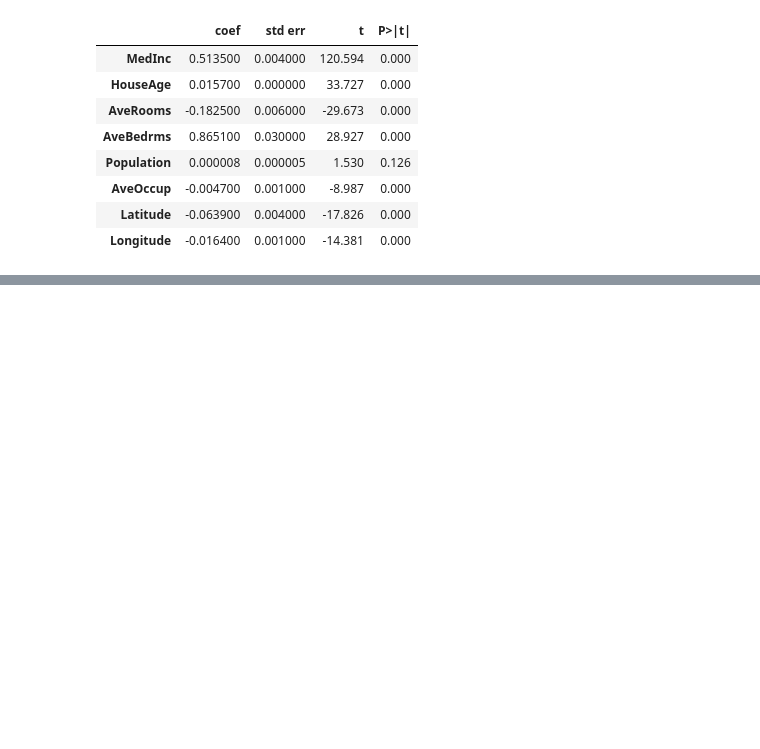
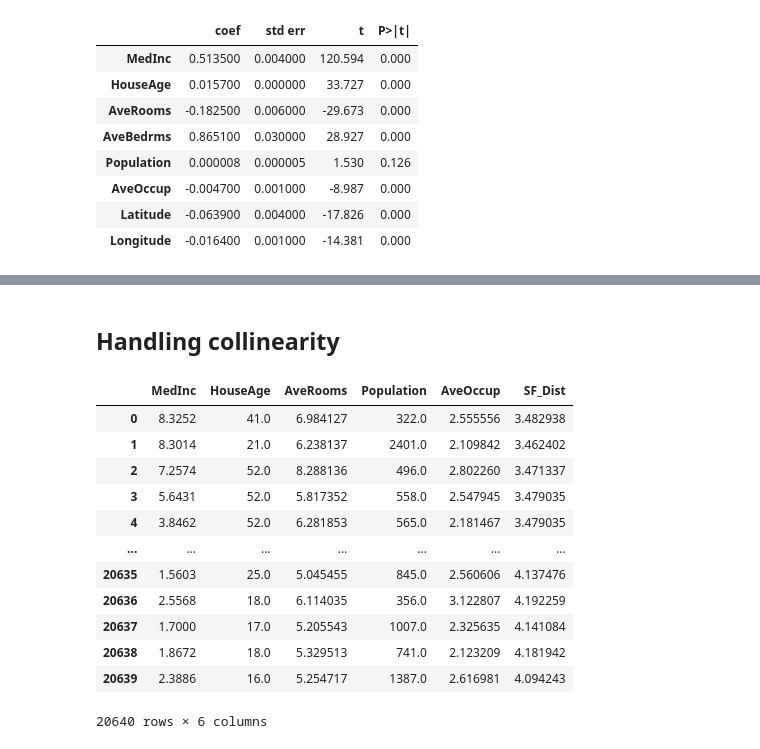
Before and after one commit to bwaalala05/summer-research-project, a Jupyter notebook: california-housing.ipynb, the cells around one changed output, grey strips where cells are left out. Cells and saved outputs as stored; diff of their text form; code cells hidden in the pictures; blank space fills up the shorter version.

```diff
--- a/california-housing.ipynb
+++ b/california-housing.ipynb
@@ -32,6 +32,12 @@ housing=fetch_california_housing()
 # %%
 X=pd.DataFrame(housing.data, columns=housing.feature_names)
 y=housing.target # Median house value in $100,000s
+# %%
+X.describe()
+
+X.mean()
+lat_mean=35.631961
+long_mean=-119.569704
 # %%
 model_OLS=sm.OLS(y,X)
 results_OLS=model_OLS.fit()
@@ -79,0 +102,27 @@ strong multicollinearity or other numerical problems.
+# %% [markdown]
+## Handling collinearity
+# %%
+lat=lat_mean
+long=long_mean
+
+newX=X.drop(columns="AveBedrms")
+newX.loc[:,'SF_Dist']=((newX.loc[:,'Latitude']-lat)**2+(newX.loc[:,'Longitude']-long)**2)**0.5
+newX=newX.drop(columns=['Latitude','Longitude'])
+
+model_OLS2=sm.OLS(y,newX)
+results_OLS2=model_OLS2.fit()
+summarize(results_OLS2)
+# %% [output]
+|  | MedInc | HouseAge | AveRooms | Population | AveOccup | SF_Dist |
+| 0 | 8.3252 | 41.0 | 6.984127 | 322.0 | 2.555556 | 3.482938 |
+| 1 | 8.3014 | 21.0 | 6.238137 | 2401.0 | 2.109842 | 3.462402 |
+| 2 | 7.2574 | 52.0 | 8.288136 | 496.0 | 2.802260 | 3.471337 |
+| 3 | 5.6431 | 52.0 | 5.817352 | 558.0 | 2.547945 | 3.479035 |
+| 4 | 3.8462 | 52.0 | 6.281853 | 565.0 | 2.181467 | 3.479035 |
+| ... | ... | ... | ... | ... | ... | ... |
+| 20635 | 1.5603 | 25.0 | 5.045455 | 845.0 | 2.560606 | 4.137476 |
+| 20636 | 2.5568 | 18.0 | 6.114035 | 356.0 | 3.122807 | 4.192259 |
+| 20637 | 1.7000 | 17.0 | 5.205543 | 1007.0 | 2.325635 | 4.141084 |
+| 20638 | 1.8672 | 18.0 | 5.329513 | 741.0 | 2.123209 | 4.181942 |
+| 20639 | 2.3886 | 16.0 | 5.254717 | 1387.0 | 2.616981 | 4.094243 |
+20640 rows × 6 columns
```
Also changed, not shown: parts of 8 cells of this notebook, 10 other files.
